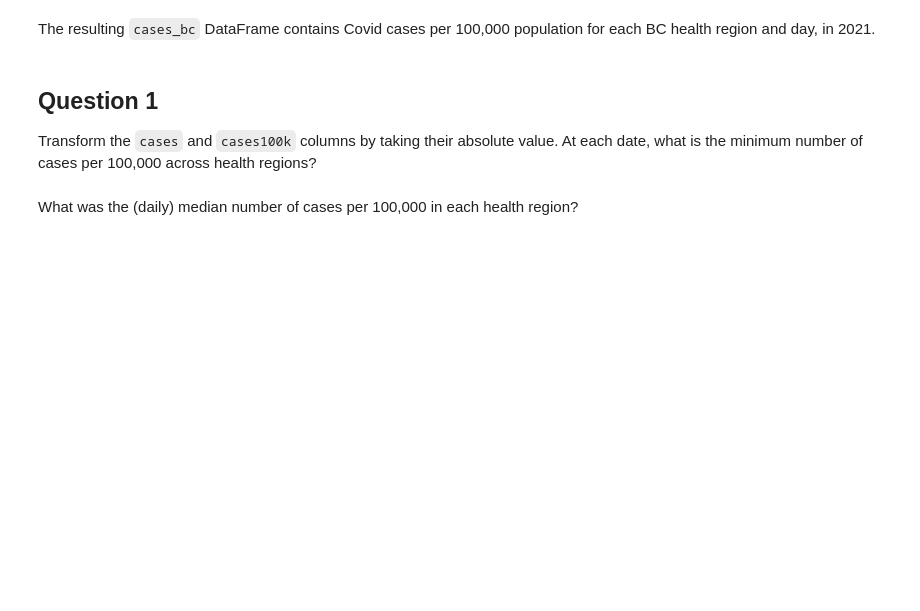
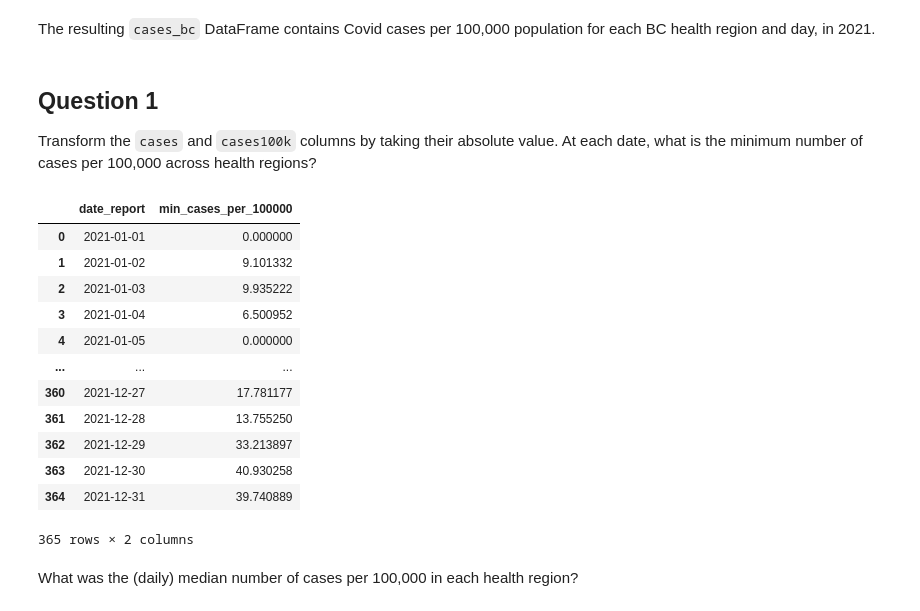
Before and after one commit to tonyliang19/ECON323_2023_Spring, a Jupyter notebook: problem_sets/problem_set_5_Luo_Liang.ipynb, the cells around one changed output. Cells and saved outputs as stored; diff of their text form; code cells hidden in the pictures; blank space fills up the shorter version.

```diff
--- a/problem_sets/problem_set_5_Luo_Liang.ipynb
+++ b/problem_sets/problem_set_5_Luo_Liang.ipynb
@@ -77,6 +77,27 @@ The resulting `cases_bc` DataFrame contains Covid cases per 100,000 population f
 Transform the `cases` and `cases100k` columns by taking their absolute value. At each date, what is the minimum number of cases per 100,000 across health regions?
 # %%
 # Your code here
+# Takes absolute value of cases_bc
+absolute_cases_bc = cases_bc.abs()
+# get the min cases at each date (Series) across health regions
+min_cases_daily = absolute_cases_bc.min(axis=1)
+# turns the min cases per region at each data (Series) to dataframe
+# and renaming columns
+min_cases_daily.to_frame(name="min_cases_per_100000").rename_axis("date_report").reset_index()
+# %% [output]
+|  | date_report | min_cases_per_100000 |
+| 0 | 2021-01-01 | 0.000000 |
+| 1 | 2021-01-02 | 9.101332 |
+| 2 | 2021-01-03 | 9.935222 |
+| 3 | 2021-01-04 | 6.500952 |
+| 4 | 2021-01-05 | 0.000000 |
+| ... | ... | ... |
+| 360 | 2021-12-27 | 17.781177 |
+| 361 | 2021-12-28 | 13.755250 |
+| 362 | 2021-12-29 | 33.213897 |
+| 363 | 2021-12-30 | 40.930258 |
+| 364 | 2021-12-31 | 39.740889 |
+365 rows × 2 columns
 # %% [markdown]
 What was the (daily) median number of cases per 100,000 in each health region?
 # %%
```
Also changed, not shown: parts of 3 cells of this notebook.
